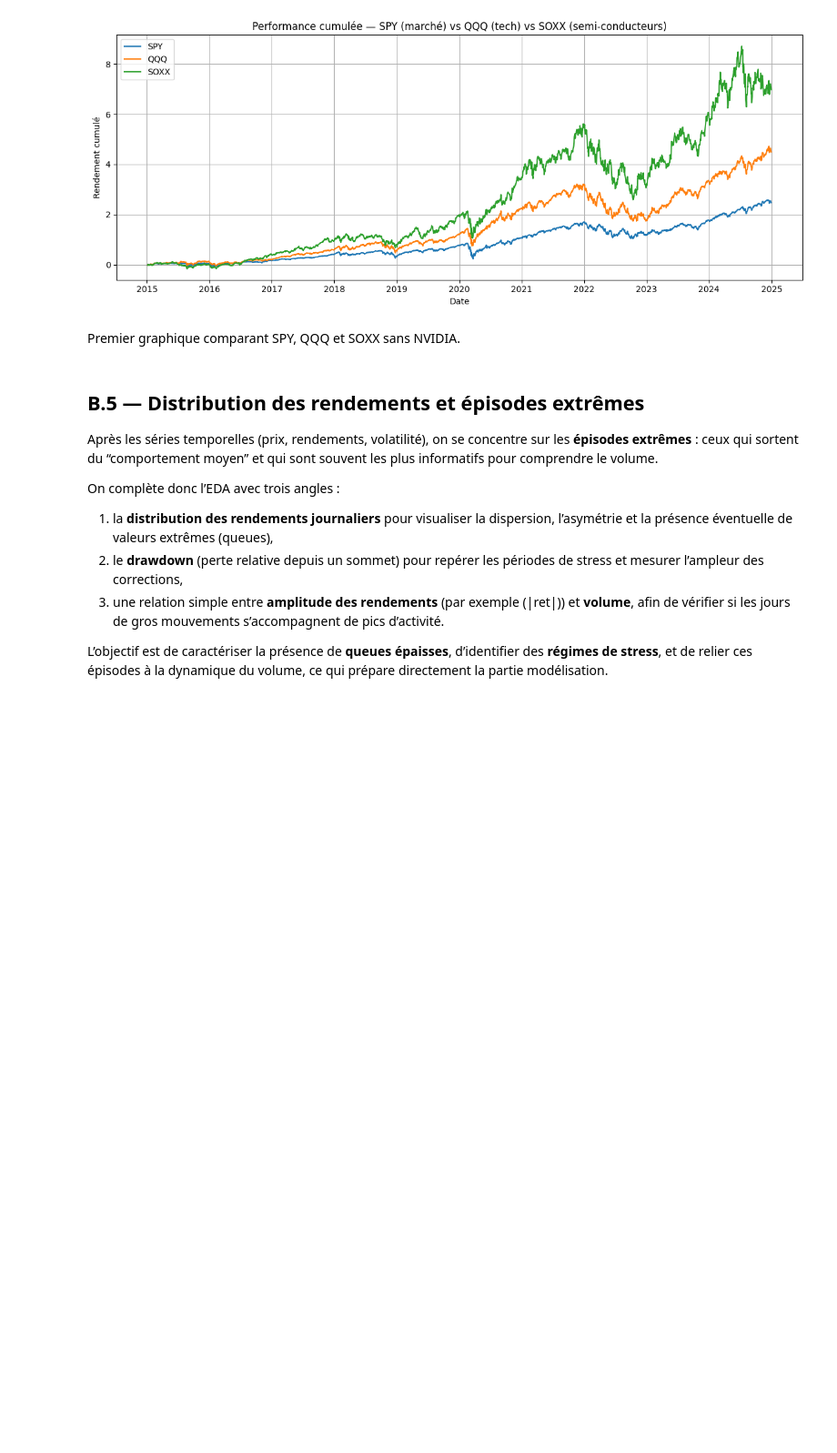
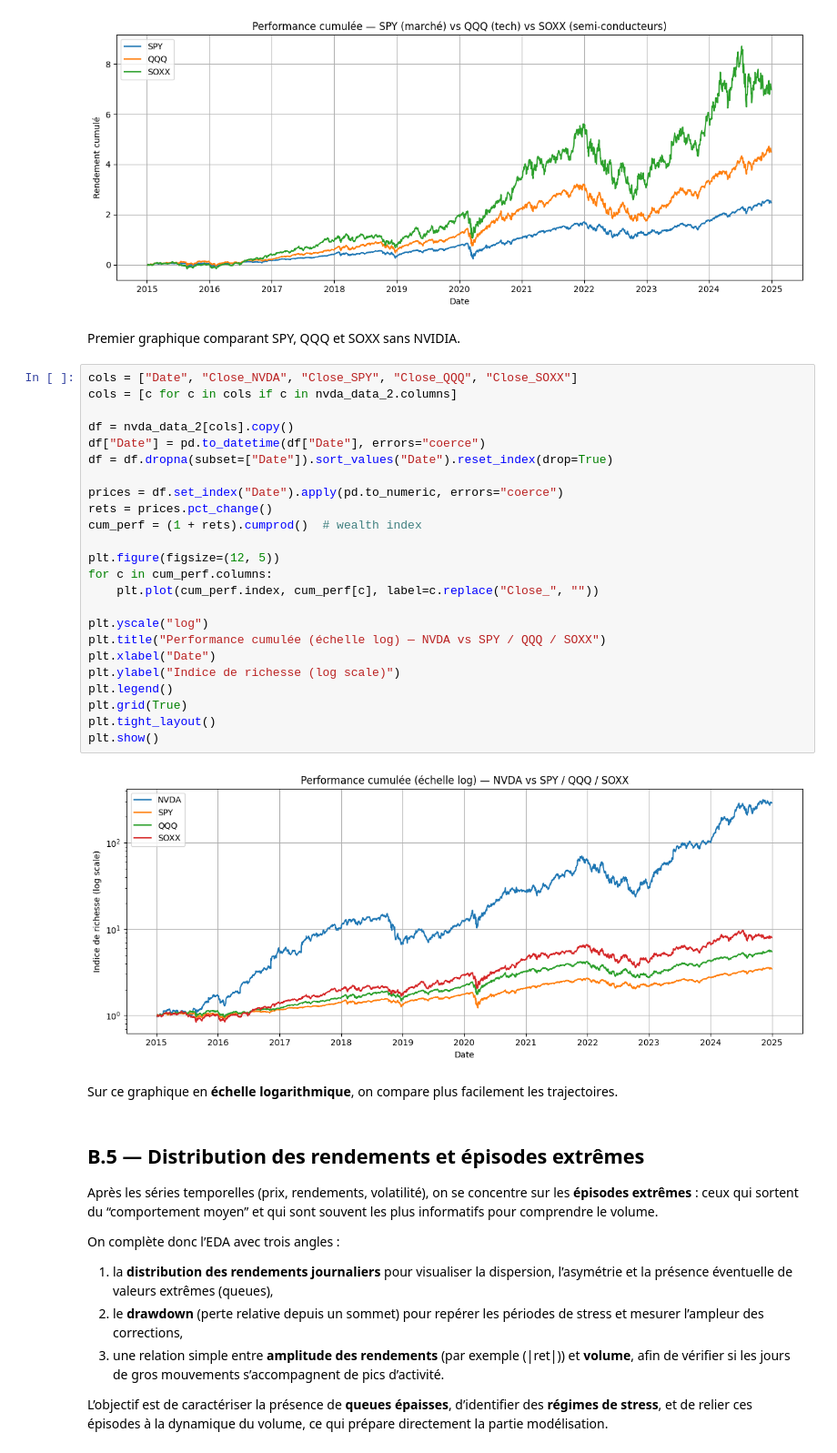
Before and after one commit to JoelKt29/Python-pour-la-data, a Jupyter notebook: Final copy.ipynb, the cells around one changed output. Shown at 91% size. Cells and saved outputs as stored; diff of their text form; blank space fills up the shorter version.

```diff
--- a/Final copy.ipynb
+++ b/Final copy.ipynb
@@ -869,6 +869,34 @@ plt.show()
 [figure]
 # %% [markdown]
 Premier graphique comparant SPY, QQQ et SOXX sans NVIDIA.
+# %%
+cols = ["Date", "Close_NVDA", "Close_SPY", "Close_QQQ", "Close_SOXX"]
+cols = [c for c in cols if c in nvda_data_2.columns]
+
+df = nvda_data_2[cols].copy()
+df["Date"] = pd.to_datetime(df["Date"], errors="coerce")
+df = df.dropna(subset=["Date"]).sort_values("Date").reset_index(drop=True)
+
+prices = df.set_index("Date").apply(pd.to_numeric, errors="coerce")
+rets = prices.pct_change()
+cum_perf = (1 + rets).cumprod()  # wealth index
+
+plt.figure(figsize=(12, 5))
+for c in cum_perf.columns:
+    plt.plot(cum_perf.index, cum_perf[c], label=c.replace("Close_", ""))
+
+plt.yscale("log")
+plt.title("Performance cumulée (échelle log) — NVDA vs SPY / QQQ / SOXX")
+plt.xlabel("Date")
+plt.ylabel("Indice de richesse (log scale)")
+plt.legend()
+plt.grid(True)
+plt.tight_layout()
+plt.show()
+# %% [output]
+[figure, added]
+# %% [markdown]
+Sur ce graphique en **échelle logarithmique**, on compare plus facilement les trajectoires.
 # %% [markdown]
 ## B.5 — Distribution des rendements et épisodes extrêmes
 
```
Also changed, not shown: parts of 8 cells of this notebook.
